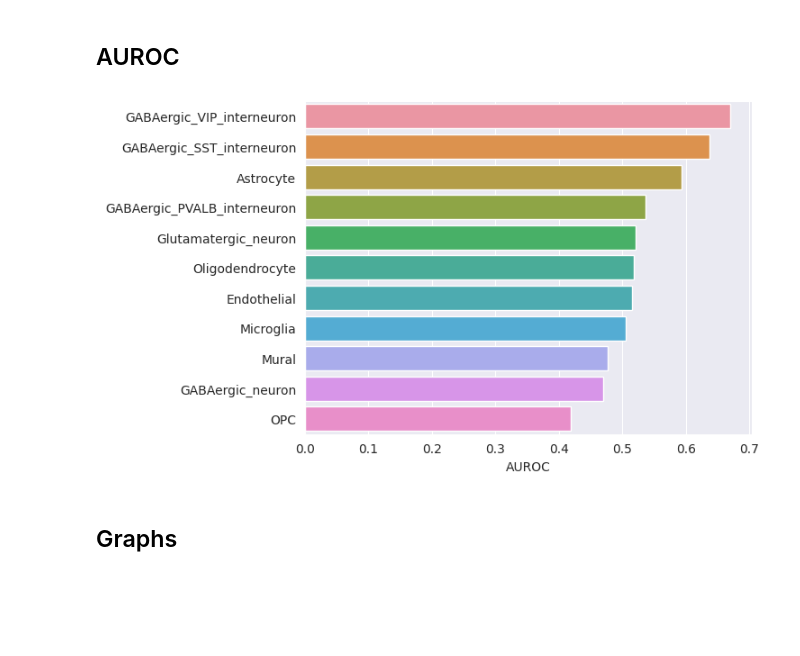
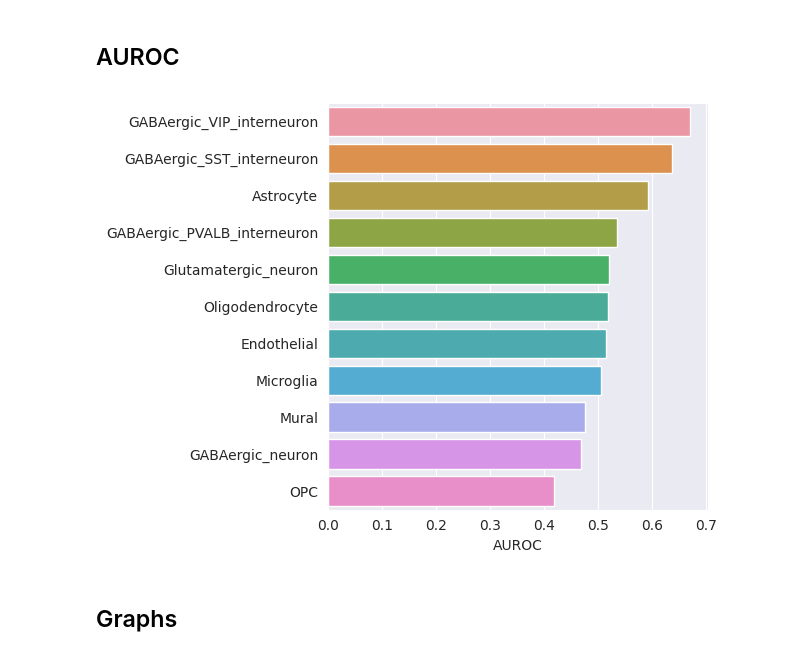
Before and after one commit to Oafish1/GNN-Plus, a Jupyter notebook: GNN.ipynb, the cells around one changed output. Cells and saved outputs as stored; diff of their text form; code cells hidden in the pictures; blank space fills up the shorter version.

```diff
--- a/GNN.ipynb
+++ b/GNN.ipynb
@@ -315,10 +315,12 @@ OPC AUROC: 0.419
 # %%
 # Barplot
 sort_idx = np.argsort(auroc_list)[::-1]
 sns.barplot(x=auroc_list[sort_idx], y=cell_types[sort_idx])
-plt.xlabel('AUROC');
+plt.xlabel('AUROC')
+plt.tight_layout()
+plt.savefig('results/auroc.png', dpi=300)
 # %% [output]
-[figure, old version]
+[figure, new version]
 # %% [markdown]
 ## Graphs
 # %%
```
Also changed, not shown: parts of 4 cells of this notebook, 4 other files.
